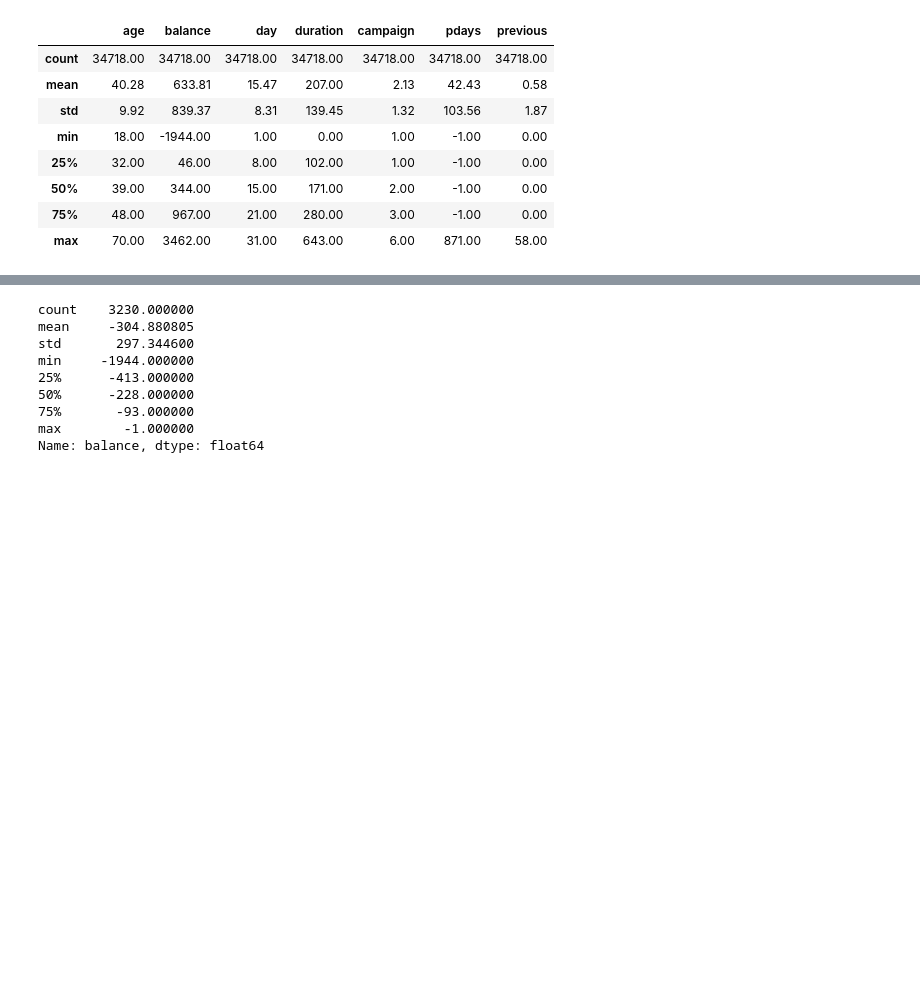
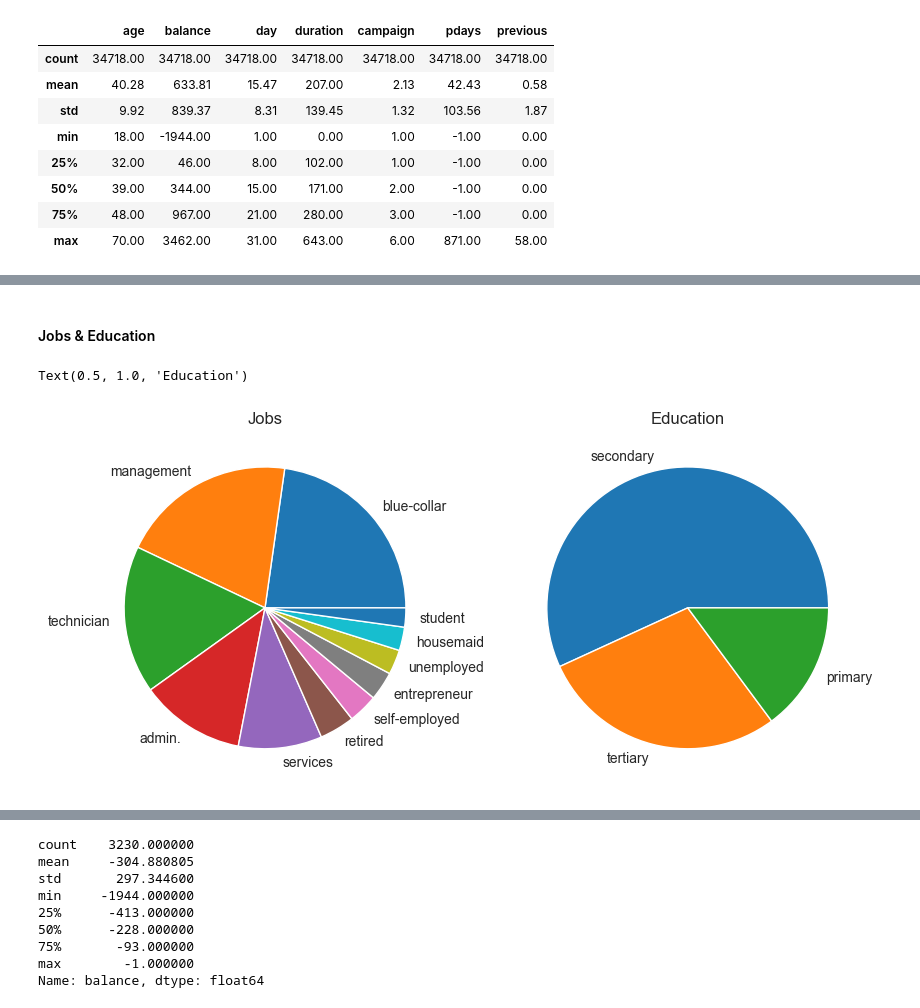
Before and after one commit to chMastellou/Data_Analysis_Assignment_2024, a Jupyter notebook: data_preprocessing/data_preprocessing.ipynb, the cells around one changed output, grey strips where cells are left out. Saved outputs shown, nothing was run; the diff lists cells and outputs as text; code cells hidden in the pictures; blank space fills up the shorter version.

```diff
--- a/data_preprocessing/data_preprocessing.ipynb
+++ b/data_preprocessing/data_preprocessing.ipynb
@@ -367,0 +379,15 @@ numeric_columns.describe().round(2)
+# %% [markdown]
+#### Jobs & Education
+# %%
+fig, (ax1, ax2) = plt.subplots(1, 2, figsize=(10,10))
+
+count = clean_data.job.value_counts(sort=True, normalize=True)
+ax1.pie(count, labels=count.index)
+ax1.set_title('Jobs')
+
+count = clean_data.education.value_counts(sort=True, normalize=True)
+ax2.pie(count, labels=count.index)
+ax2.set_title('Education')
+# %% [output]
+Text(0.5, 1.0, 'Education')
+[figure, added]
```
Also changed, not shown: parts of 8 cells of this notebook.
